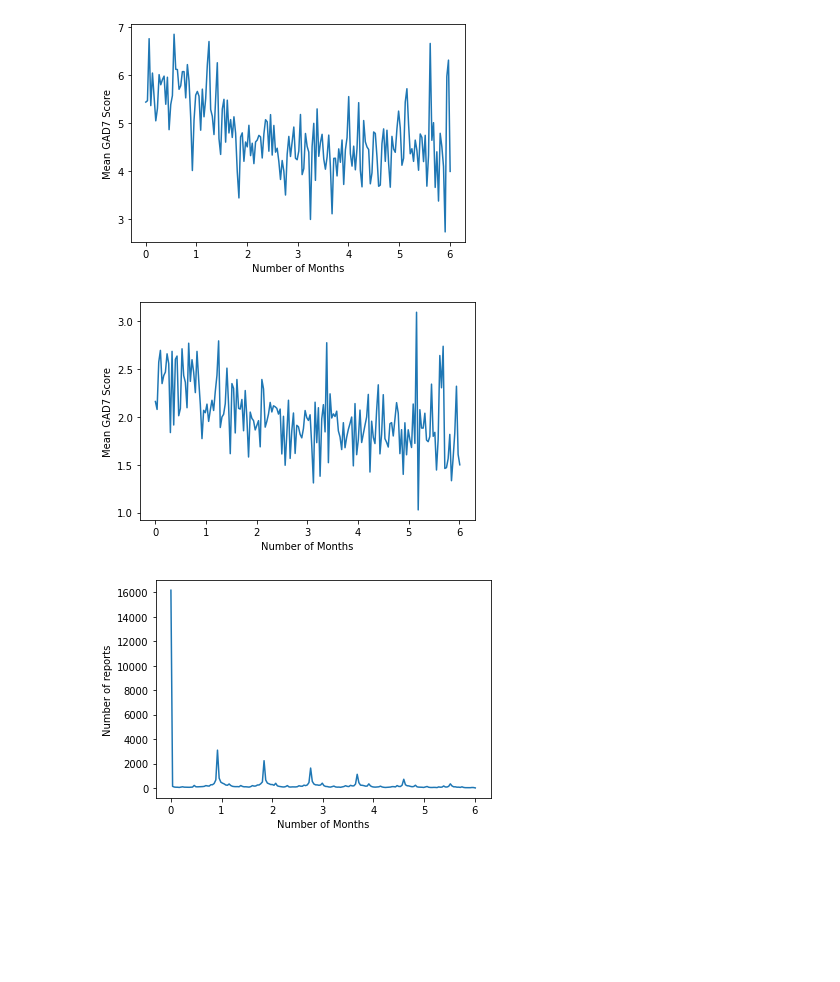
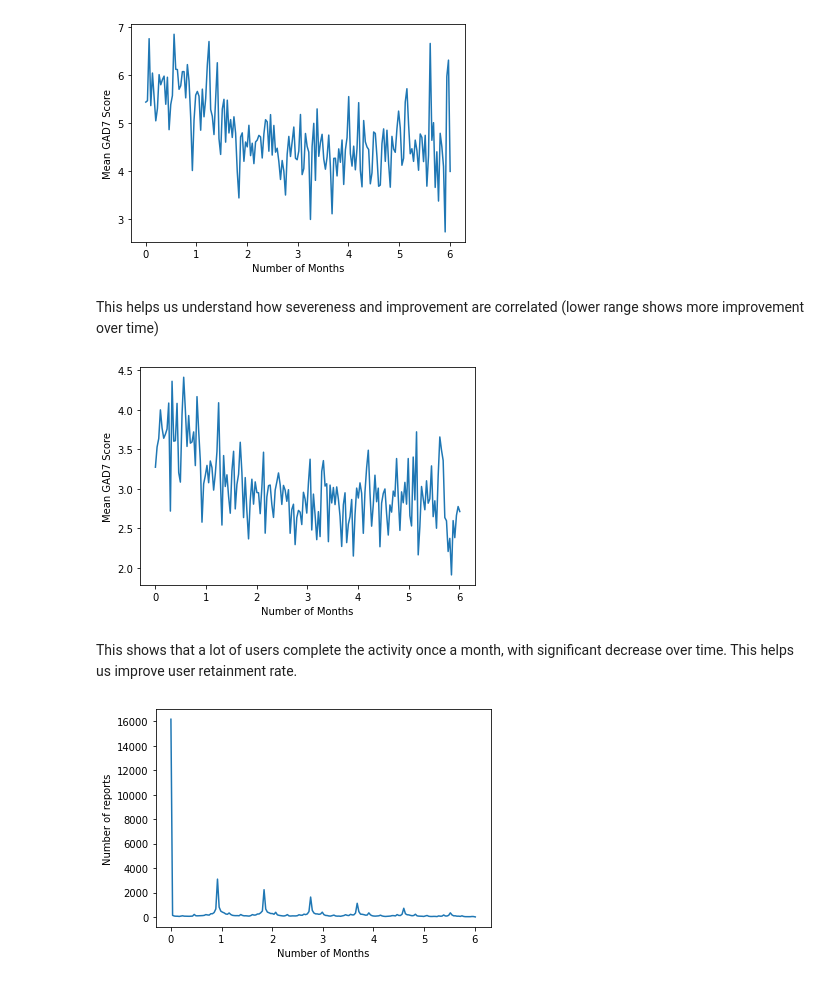
Before and after one commit to sumionoe/NeuroFlow_Project, a Jupyter notebook: Visualization.ipynb, the cells around one changed output. Drawn from its saved outputs; the diff is of its cells as text; code cells hidden in the pictures; blank space fills up the shorter version.

```diff
--- a/Visualization.ipynb
+++ b/Visualization.ipynb
@@ -124,8 +118,7 @@ show_time_trend_count()
 # %%
 def progress_by_length():
     """
-    group data with the length of treatment (after 1 month, 2 months etc)
-    shows decrease after a couple of months
+    Group data with the length of treatment (after 1 month, 2 months etc)
     """
     df[['day', 'time']] = df["date"].str.split("T", n = 1, expand = True)
     df['day'] = pd.to_datetime(df['day'])
@@ -144,9 +140,8 @@ progress_by_length()
 # %%
 def progress_by_severeness(low, high):
     """
-    group data with the length of treatment (after 1 month, 2 months etc)
-    the same as the previous function but can choose the range for severeness
-    understand how severeness and improvement are correlated (lower range shows more improvement over time)
+    Group data with the length of treatment (after 1 month, 2 months etc)
+    The same as the previous function (progress_by_length) but can specify the range for severeness
     low: score low range
     high: score high range
     """
@@ -161,8 +156,10 @@ def progress_by_severeness(low, high):
     group.groupby('num_month')['score'].mean().plot.line()
     plt.xlabel("Number of Months")
     plt.ylabel("Mean GAD7 Score")
+# %% [markdown]
+This helps us understand how severeness and improvement are correlated (lower range shows more improvement over time)
 # %%
-progress_by_severeness(0, 6)
+progress_by_severeness(0, 10)
 # %% [output]
-[figure, old version]
+[figure, new version]
 # %%
@@ -182,4 +177,7 @@ def retainment():
     merged.groupby('num_month')['date'].count().plot.line()
     plt.xlabel("Number of Months")
     plt.ylabel("Number of reports")
+# %% [markdown]
+This shows that a lot of users complete the activity once a month, with significant decrease over time.
+This helps us improve user retainment rate.
 # %%
```
Also changed, not shown: parts of 17 cells of this notebook, 8 other files.
